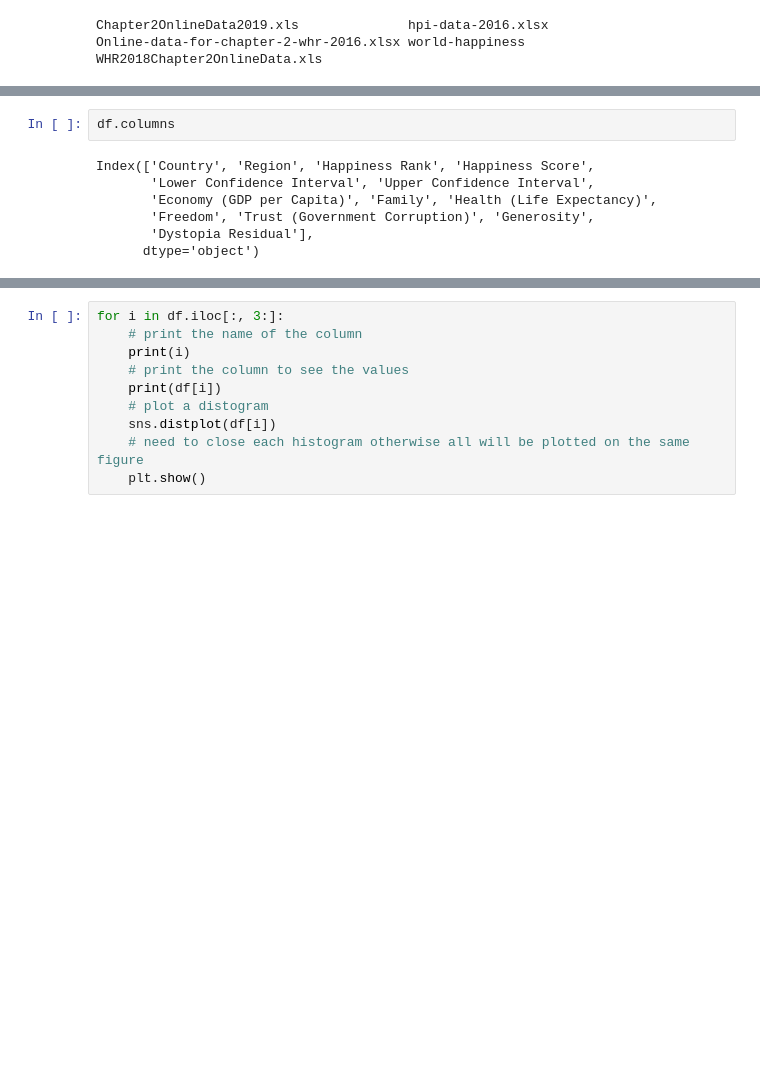
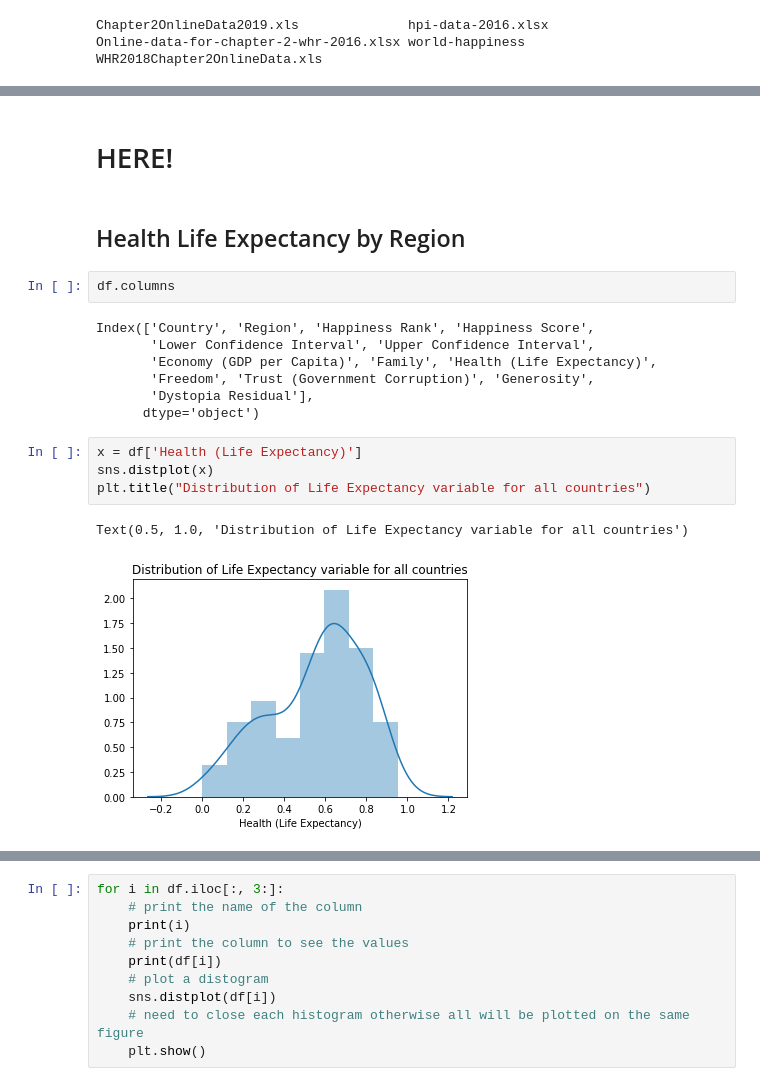
Before and after one commit to angela1C/Programming-for-Data-Analysis-Simulation-Project-2019, a Jupyter notebook: HappySimulate.ipynb, the cells around one changed output, grey strips where cells are left out. Cells and saved outputs as stored; diff of their text form; blank space fills up the shorter version.

```diff
--- a/HappySimulate.ipynb
+++ b/HappySimulate.ipynb
@@ -63,3 +347,7 @@ df.tail()
+# %% [markdown]
+# HERE!
+# %% [markdown]
+## Health Life Expectancy by Region
 # %%
 df.columns
 # %% [output]
@@ -69,3 +357,10 @@ Index(['Country', 'Region', 'Happiness Rank', 'Happiness Score',
        'Freedom', 'Trust (Government Corruption)', 'Generosity',
        'Dystopia Residual'],
       dtype='object')
+# %%
+x = df['Health (Life Expectancy)']
+sns.distplot(x)
+plt.title("Distribution of Life Expectancy variable for all countries")
+# %% [output]
+Text(0.5, 1.0, 'Distribution of Life Expectancy variable for all countries')
+[figure, added]
```
Also changed, not shown: parts of 43 cells of this notebook, 9 other files.
